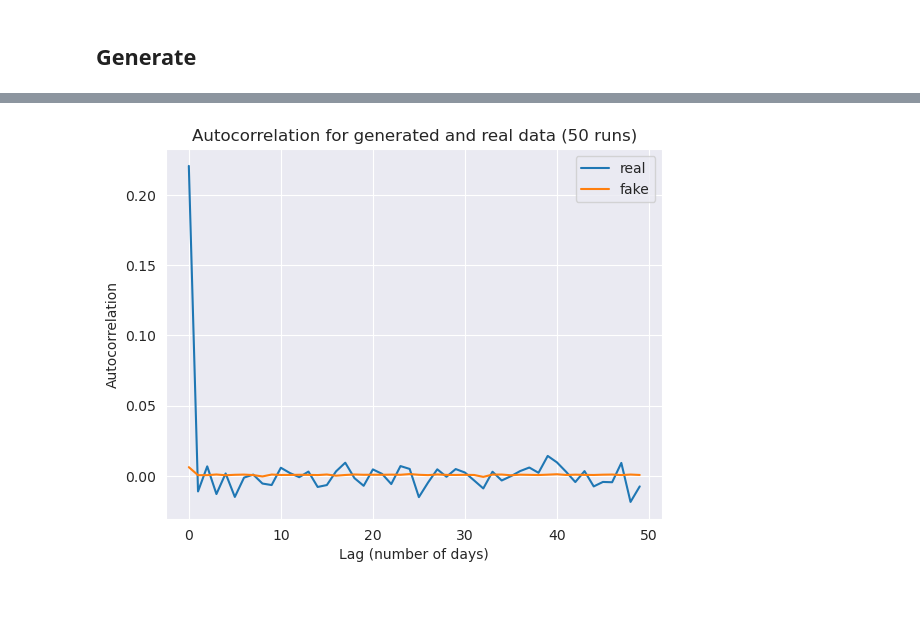
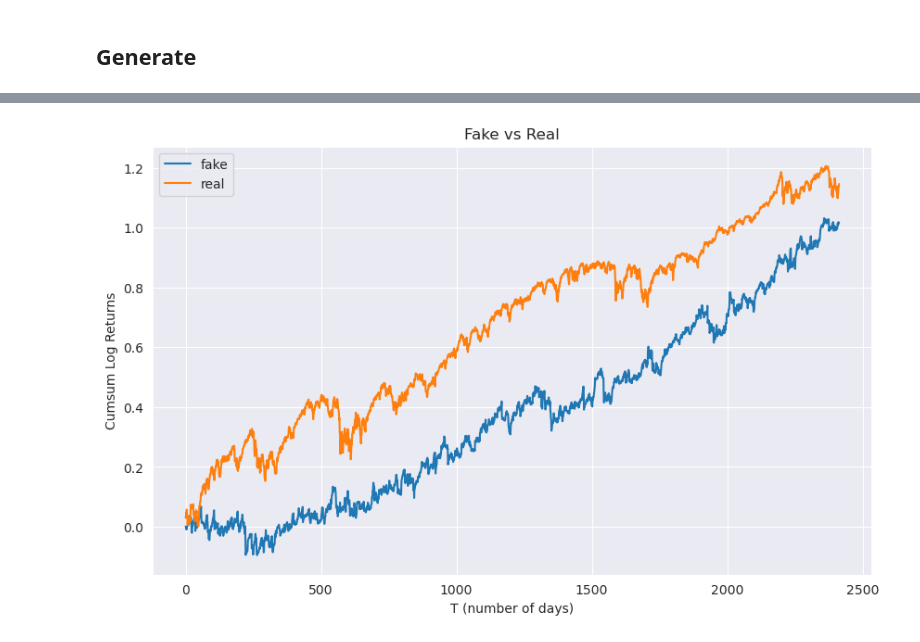
Before and after one commit to michaelacn/Quant-GAN, a Jupyter notebook: train.ipynb, the cells around one changed output, grey strips where cells are left out. Drawn from its saved outputs; the diff is of its cells as text; code cells hidden in the pictures; blank space fills up the shorter version.

```diff
--- a/train.ipynb
+++ b/train.ipynb
@@ -306,15 +247,9 @@ plt.show()
-# %%
-fakes = generate_fakes(50, cumsum=False)
-correlations_normal_real = autocorr(log_returns)
-correlations_normal_fake = autocorr(fakes)
-
-plt.plot(correlations_normal_real, label='real')
-plt.plot(correlations_normal_fake, label='fake')
-plt.grid(True)
-plt.legend()
-plt.title('Autocorrelation for generated and real data (50 runs)')
-plt.xlabel('Lag (number of days)')
-plt.ylabel('Autocorrelation')
-plt.show()
-# %% [output]
-[figure, removed]
+# %%
+comp_df = pd.DataFrame({'fake': generate_fakes(), 'real': log_val.cumsum()})
+ax = comp_df.plot(figsize=(10, 6))
+ax.set_title('Fake vs Real')
+ax.set_xlabel('T (number of days)')
+ax.set_ylabel('Cumsum Log Returns')
+plt.show()
+# %% [output]
+[figure, added]
```
Also changed, not shown: parts of 19 cells of this notebook, 1 other file.
